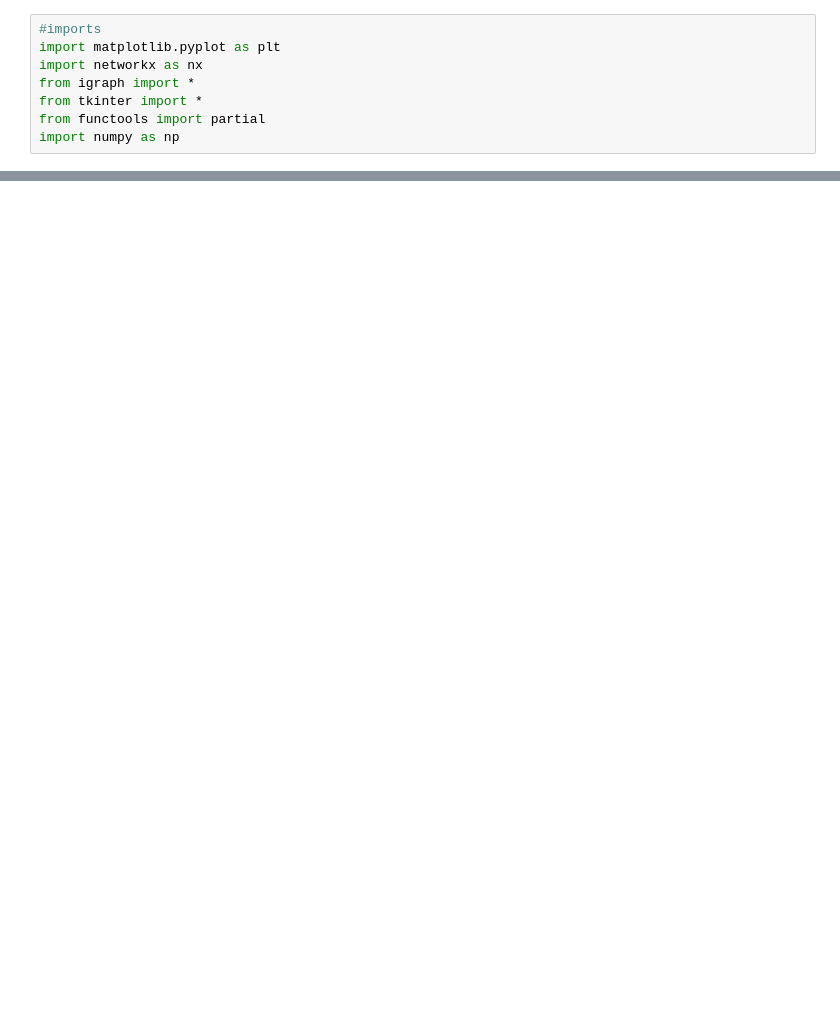
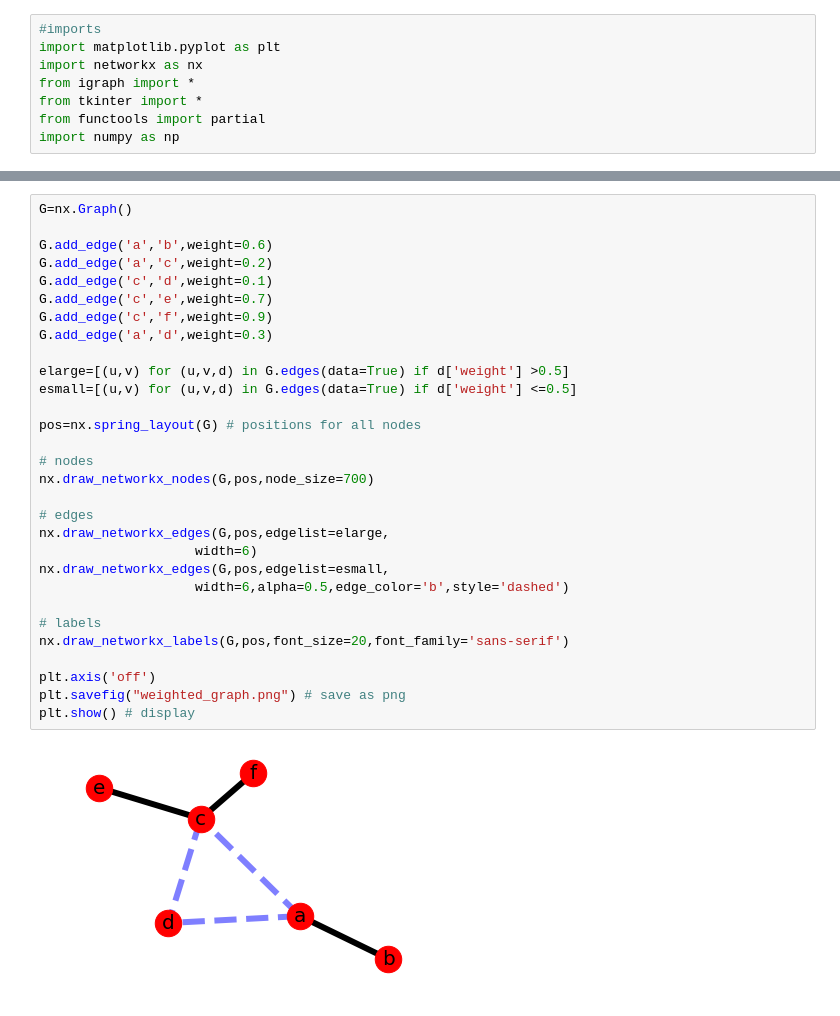
Before and after one commit to VictorSL97/Network_Simulation_Interface, a Jupyter notebook: Atividade 9.ipynb, the cells around one changed output, grey strips where cells are left out. Saved outputs shown, nothing was run; the diff lists cells and outputs as text; blank space fills up the shorter version.

```diff
--- a/Atividade 9.ipynb
+++ b/Atividade 9.ipynb
@@ -137,0 +175,32 @@ nx.draw_networkx_edge_labels(G,pos,edge_labels=labels)
+# %%
+G=nx.Graph()
+
+G.add_edge('a','b',weight=0.6)
+G.add_edge('a','c',weight=0.2)
+G.add_edge('c','d',weight=0.1)
+G.add_edge('c','e',weight=0.7)
+G.add_edge('c','f',weight=0.9)
+G.add_edge('a','d',weight=0.3)
+
+elarge=[(u,v) for (u,v,d) in G.edges(data=True) if d['weight'] >0.5]
+esmall=[(u,v) for (u,v,d) in G.edges(data=True) if d['weight'] <=0.5]
+
+pos=nx.spring_layout(G) # positions for all nodes
+
+# nodes
+nx.draw_networkx_nodes(G,pos,node_size=700)
+
+# edges
+nx.draw_networkx_edges(G,pos,edgelist=elarge,
+                    width=6)
+nx.draw_networkx_edges(G,pos,edgelist=esmall,
+                    width=6,alpha=0.5,edge_color='b',style='dashed')
+
+# labels
+nx.draw_networkx_labels(G,pos,font_size=20,font_family='sans-serif')
+
+plt.axis('off')
+plt.savefig("weighted_graph.png") # save as png
+plt.show() # display
+# %% [output]
+[figure, added]
```
Also changed, not shown: parts of 4 cells of this notebook, 1 other file.
